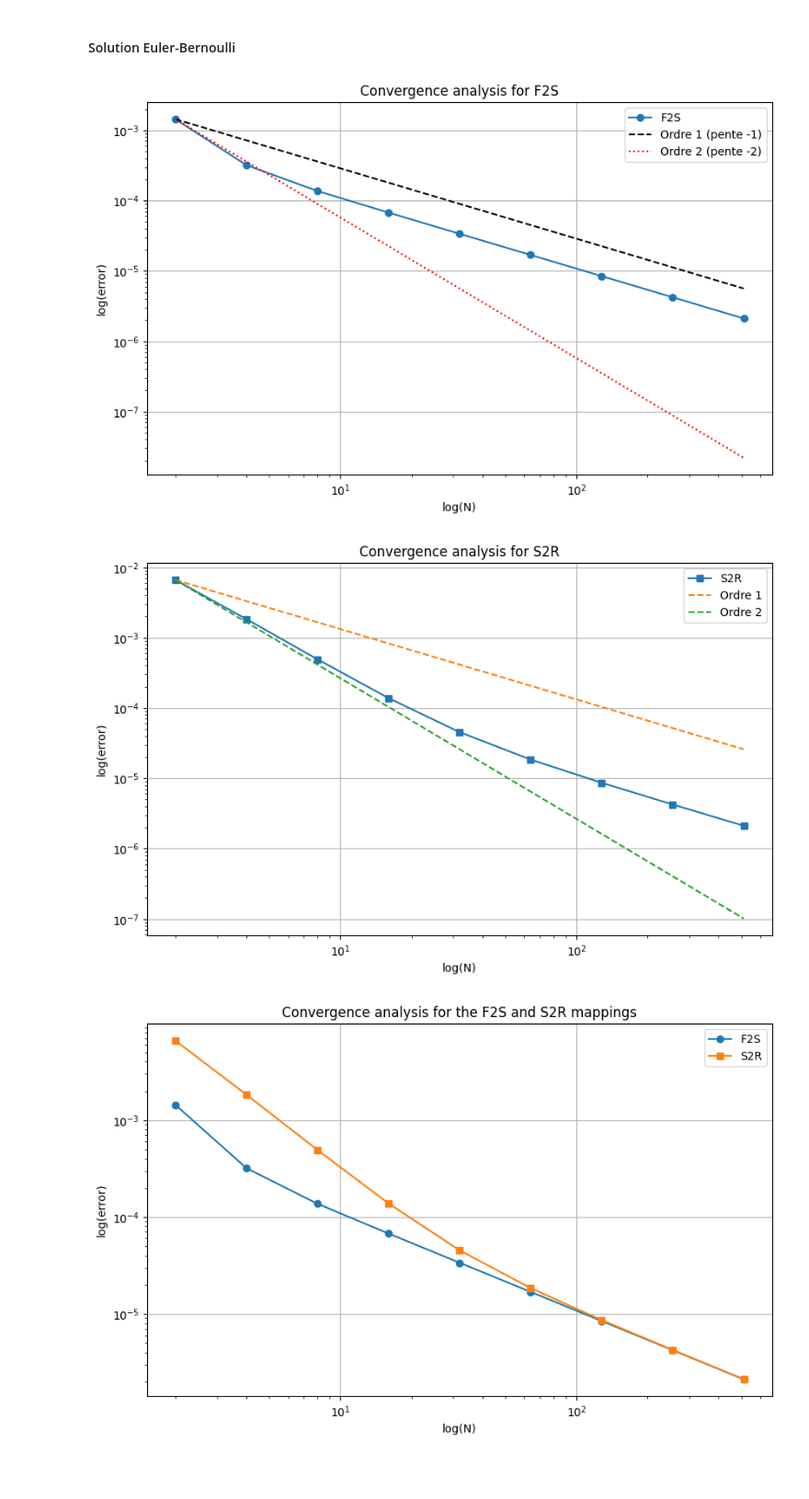
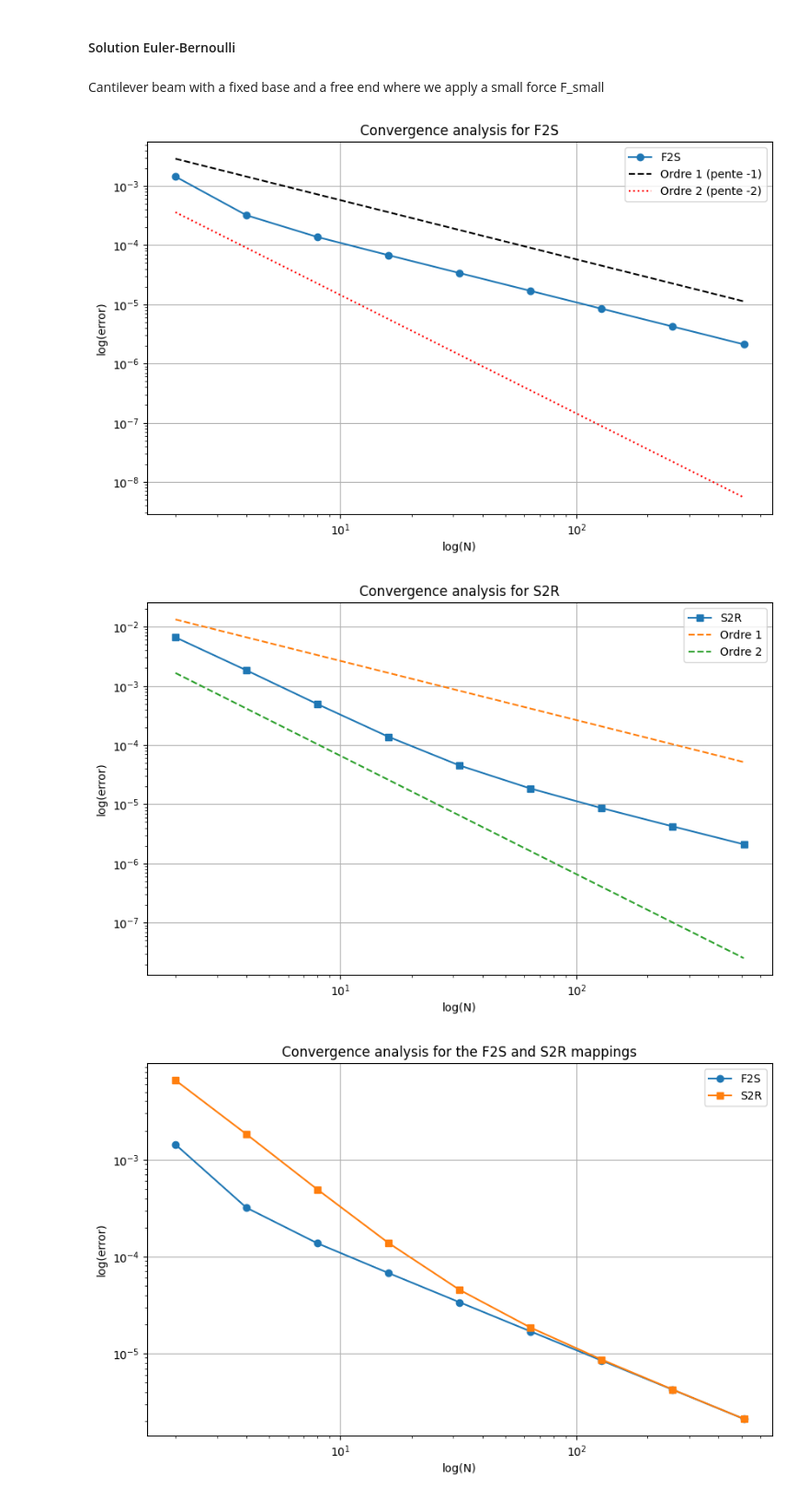
Before and after one commit to AppaSalif/Beam, a Jupyter notebook: convergence.ipynb, the cells around one changed output. Shown at 92% size. Saved outputs shown, nothing was run; the diff lists cells and outputs as text; code cells hidden in the pictures; blank space fills up the shorter version.

```diff
--- a/convergence.ipynb
+++ b/convergence.ipynb
@@ -4,6 +4,8 @@ import matplotlib.pyplot as plt
 from readData import lire_monitor_sofa
 # %% [markdown]
 #### Solution Euler-Bernoulli
+# %% [markdown]
+Cantilever beam with a fixed base and a free end where we apply a small force F_small
 # %%
 def analytic_solution(F, EI, s):
     """
@@ -49,8 +51,8 @@ for N in N_list:
 N_start = N_list[0]
 err_start = err_list_f2s[0]
 
-pente_ordre_1 = err_start * (N_start / np.array(N_list))**1
-pente_ordre_2 = err_start * (N_start / np.array(N_list))**2
+pente_ordre_1 = 2*err_start * (N_start / np.array(N_list))**1
+pente_ordre_2 = 0.25*err_start * (N_start / np.array(N_list))**2
 
 plt.figure(figsize=(10, 6))
 plt.loglog(N_list, err_list_f2s, 'o-', label="F2S")
@@ -63,24 +65,24 @@ plt.legend()
 plt.title("Convergence analysis for F2S")
 plt.show()
 # %% [output]
-[figure, old version]
+[figure, new version]
 # %%
 err_start_s2r = err_list_s2r[0]
-pente_ordre_1 = err_start_s2r * (N_list[0] / np.array(N_list))**1
-pente_ordre_2 = err_start_s2r * (N_list[0] / np.array(N_list))**2
+pente_ordre_1 = 2*err_start_s2r * (N_list[0] / np.array(N_list))**1
+pente_ordre_2 = 0.25*err_start_s2r * (N_list[0] / np.array(N_list))**2
 
 plt.figure(figsize=(10, 6))
 plt.loglog(N_list, err_list_s2r, 's-', label="S2R")
 plt.loglog(N_list, pente_ordre_1, '--', label="Ordre 1")
 plt.loglog(N_list, pente_ordre_2, '--', label="Ordre 2")
 plt.xlabel('log(N)')
 plt.ylabel('log(error)')
 plt.grid(True)
 plt.legend()
 plt.title("Convergence analysis for S2R")
 plt.show()
 # %% [output]
-[figure, old version]
+[figure, new version]
 # %%
 # plot de l'erreur dans la meme figure
 
```
Also changed, not shown: parts of 7 cells of this notebook.
